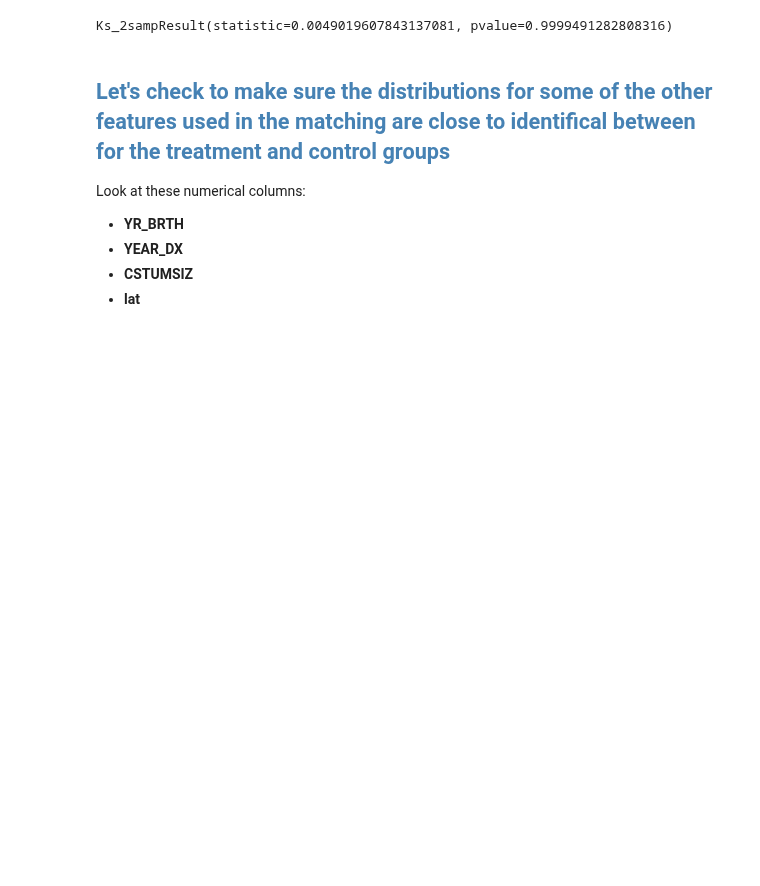
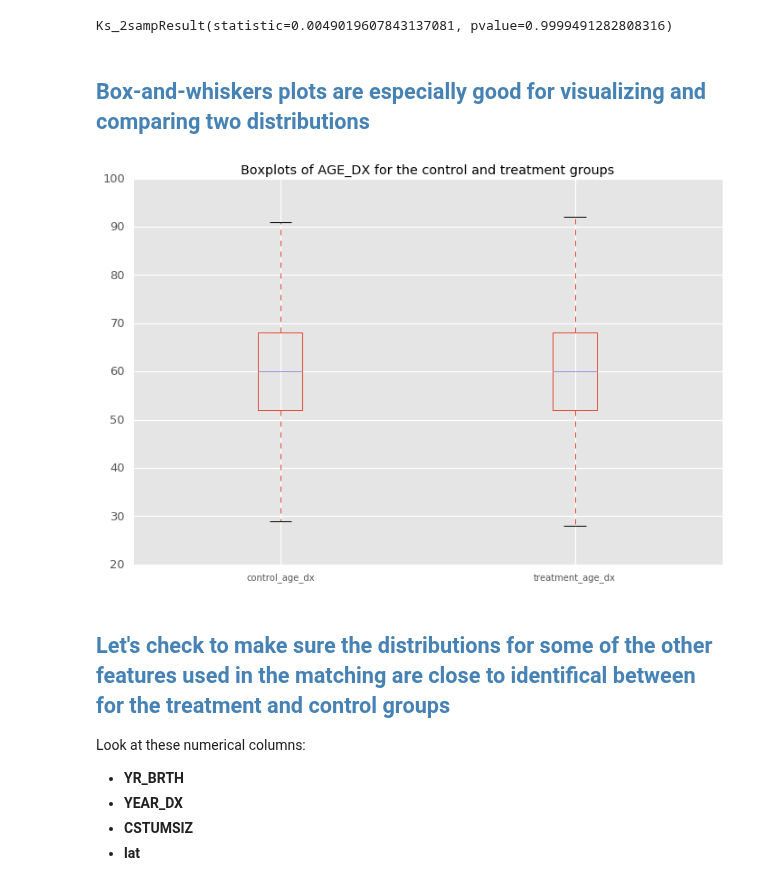
Before and after one commit to doolingdavid/SEERMATCH2, a Jupyter notebook: breast_example.ipynb, the cells around one changed output. Drawn from its saved outputs; the diff is of its cells as text; code cells hidden in the pictures; blank space fills up the shorter version.

```diff
--- a/breast_example.ipynb
+++ b/breast_example.ipynb
@@ -614,6 +614,15 @@ agedxresults = stats.ks_2samp(dfage_comp.treatment_age_dx.as_matrix(),
 print(agedxresults)
 # %% [output]
 Ks_2sampResult(statistic=0.0049019607843137081, pvalue=0.9999491282808316)
+# %% [markdown]
+## <font color='steelblue'>Box-and-whiskers plots are especially good for visualizing and comparing two distributions</font>
+# %%
+dfage_comp.boxplot(['control_age_dx','treatment_age_dx'],
+                  return_type='axes');
+
+plt.title('Boxplots of AGE_DX for the control and treatment groups');
+# %% [output]
+[figure, added]
 # %% [markdown]
 ## <font color='steelblue'>Let's check to make sure the distributions for some of the other features used in the matching are close to identifical between for the treatment and control groups</font>
 
```
